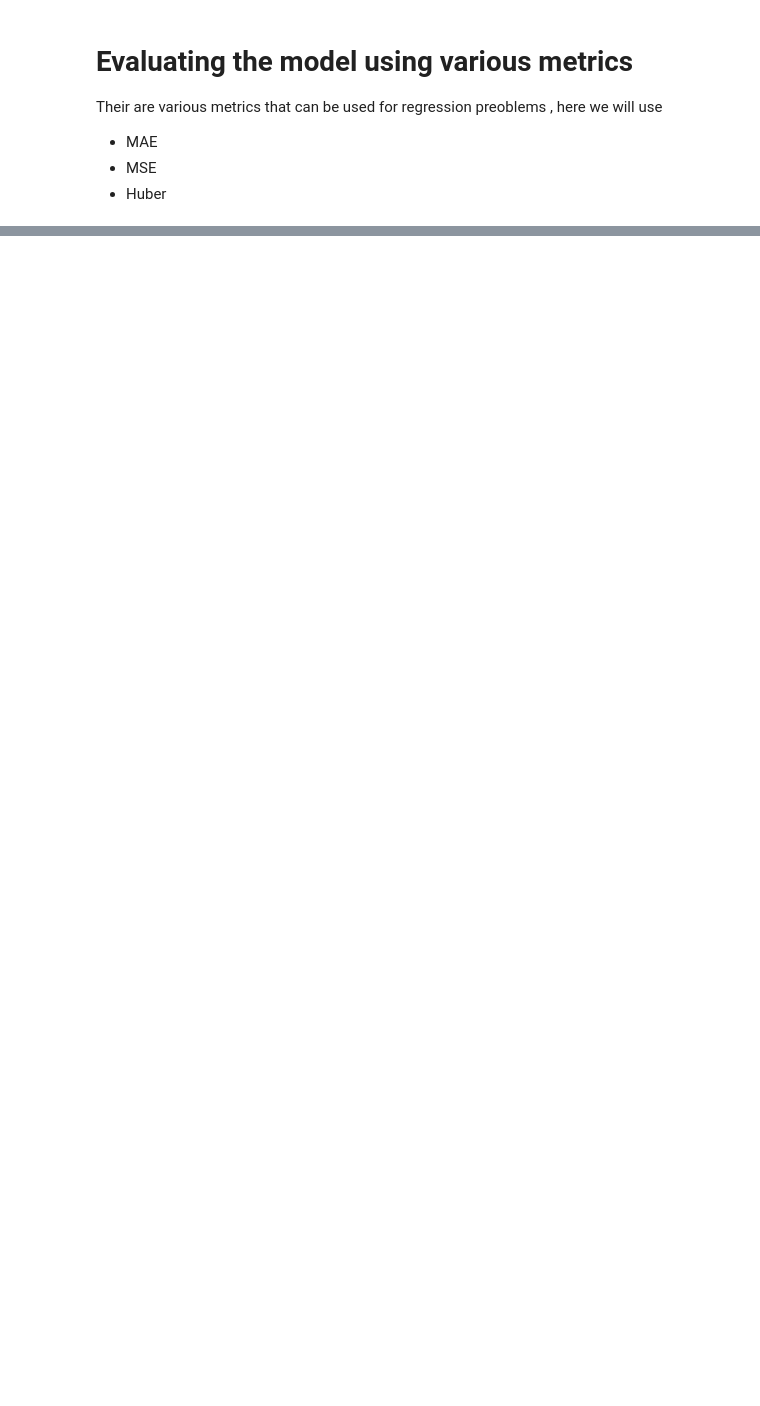
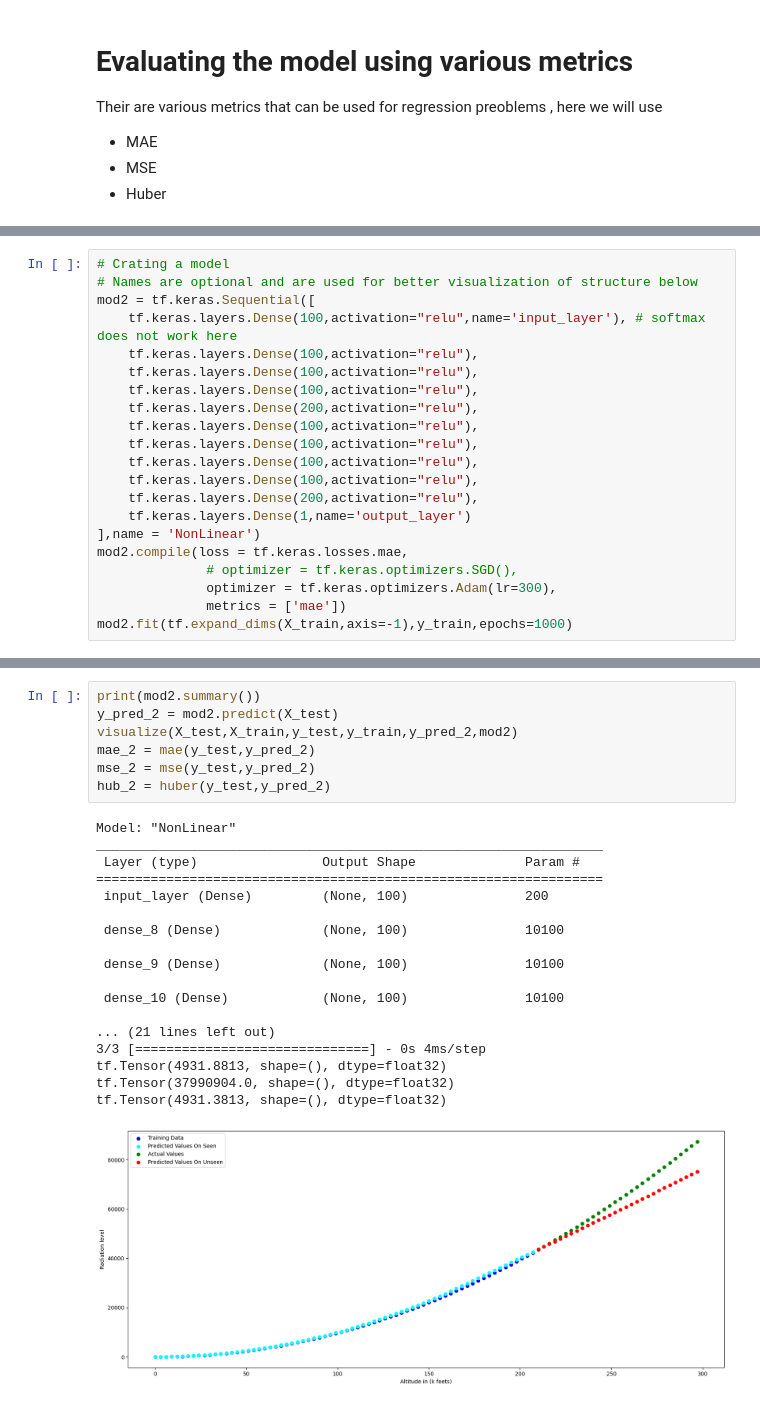
Before and after one commit to vrmaverick/Deeplearning_Tensorflow, a Jupyter notebook: Regression_NN.ipynb, the cells around one changed output, grey strips where cells are left out. Drawn from its saved outputs; the diff is of its cells as text; blank space fills up the shorter version.

```diff
--- a/Regression_NN.ipynb
+++ b/Regression_NN.ipynb
@@ -396,0 +439,21 @@ Their are various metrics that can be used for regression preoblems , here we wi
+# %%
+# Crating a model
+# Names are optional and are used for better visualization of structure below
+mod2 = tf.keras.Sequential([
+    tf.keras.layers.Dense(100,activation="relu",name='input_layer'), # softmax does not work here
+    tf.keras.layers.Dense(100,activation="relu"),
+    tf.keras.layers.Dense(100,activation="relu"),
+    tf.keras.layers.Dense(100,activation="relu"),
+    tf.keras.layers.Dense(200,activation="relu"),
+    tf.keras.layers.Dense(100,activation="relu"),
+    tf.keras.layers.Dense(100,activation="relu"),
+    tf.keras.layers.Dense(100,activation="relu"),
+    tf.keras.layers.Dense(100,activation="relu"),
+    tf.keras.layers.Dense(200,activation="relu"),
+    tf.keras.layers.Dense(1,name='output_layer')
+],name = 'NonLinear')
+mod2.compile(loss = tf.keras.losses.mae,
+              # optimizer = tf.keras.optimizers.SGD(),
+              optimizer = tf.keras.optimizers.Adam(lr=300),
+              metrics = ['mae'])
+mod2.fit(tf.expand_dims(X_train,axis=-1),y_train,epochs=1000)
@@ -396,0 +480,26 @@ Their are various metrics that can be used for regression preoblems , here we wi
+# %%
+print(mod2.summary())
+y_pred_2 = mod2.predict(X_test)
+visualize(X_test,X_train,y_test,y_train,y_pred_2,mod2)
+mae_2 = mae(y_test,y_pred_2)
+mse_2 = mse(y_test,y_pred_2)
+hub_2 = huber(y_test,y_pred_2)
+# %% [output]
+Model: "NonLinear"
+_________________________________________________________________
+ Layer (type)                Output Shape              Param #
+=================================================================
+ input_layer (Dense)         (None, 100)               200
+
+ dense_8 (Dense)             (None, 100)               10100
+
+ dense_9 (Dense)             (None, 100)               10100
+
+ dense_10 (Dense)            (None, 100)               10100
+
+... (21 lines left out)
+3/3 [==============================] - 0s 4ms/step
+tf.Tensor(4931.8813, shape=(), dtype=float32)
+tf.Tensor(37990904.0, shape=(), dtype=float32)
+tf.Tensor(4931.3813, shape=(), dtype=float32)
+[figure, added]
```
Also changed, not shown: parts of 24 cells of this notebook, 1 other file.
